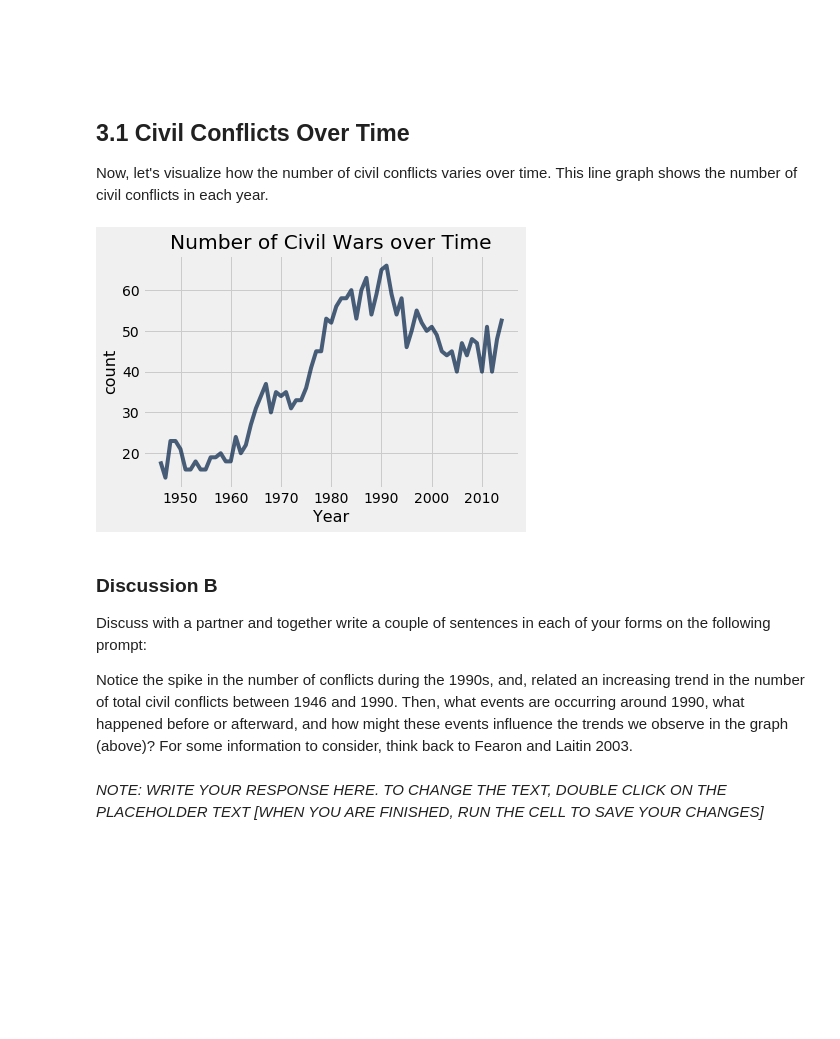
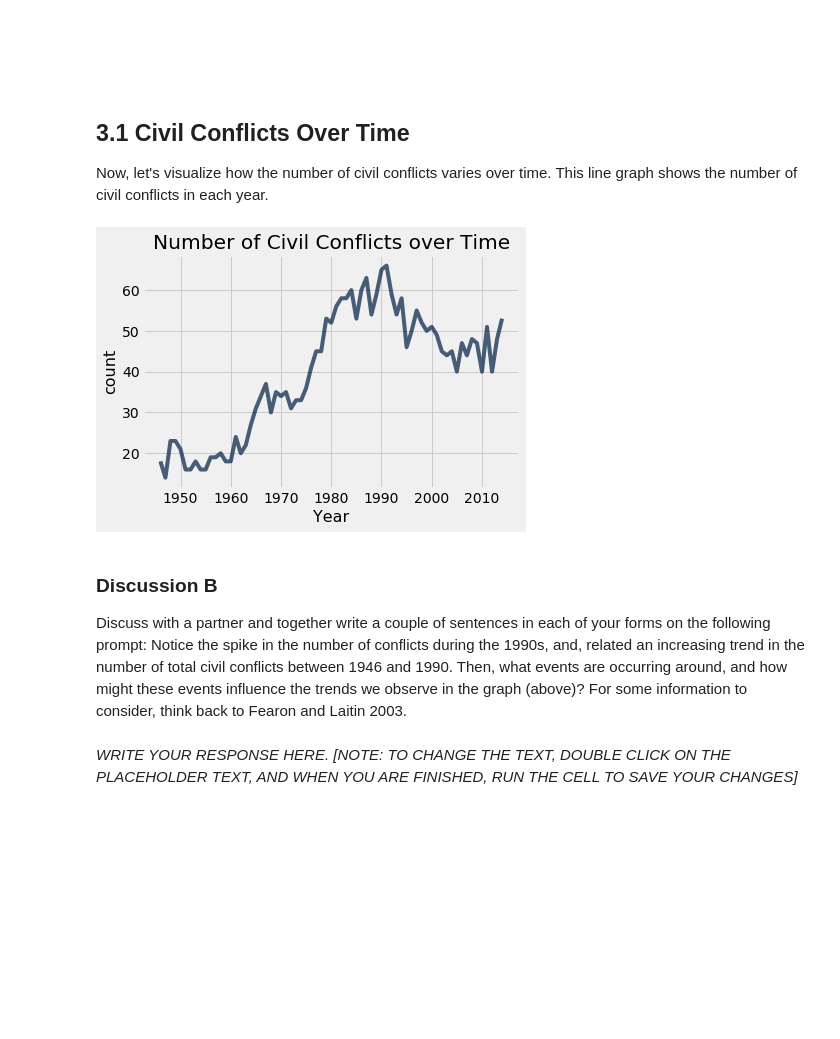
Before and after one commit to ds-modules/POLSCI-5, a Jupyter notebook: Civil Wars/CivilConflicts.ipynb, the cells around one changed output. Drawn from its saved outputs; the diff is of its cells as text; code cells hidden in the pictures.

```diff
--- a/Civil Wars/CivilConflicts.ipynb
+++ b/Civil Wars/CivilConflicts.ipynb
@@ -175,22 +179,20 @@ Now, let's visualize how the number of civil conflicts varies over time. This li
 # %%
 war_years = Table.read_table('cleanedWars.csv') # read in the dataset
 war_years.set_format('Year', formats.FunctionFormatter(lambda x: x)) # fix format of year
 
-civil_trend = war_years.group('Year') # count number of civil wars per year
+civil_trend = war_years.group('Year') # count number of civil conflicts per year
 
 civil_trend.plot('Year') # generate line graph
-plt.title("Number of Civil Wars over Time") # title graph
+plt.title("Number of Civil Conflicts over Time") # title graph
 plt.show()
 # %% [output]
-[figure, old version]
+[figure, new version]
 # %% [markdown]
 ### Discussion B <a id='3a'></a>
 
-Discuss with a partner and together write a couple of sentences in each of your forms on the following prompt:
-
-Notice the spike in the number of conflicts during the 1990s, and, related an increasing trend in the number of total civil conflicts between 1946 and 1990. Then, what events are occurring around 1990, what happened before or afterward, and how might these events influence the trends we observe in the graph (above)? For some information to consider, think back to Fearon and Laitin 2003.
+Discuss with a partner and together write a couple of sentences in each of your forms on the following prompt: Notice the spike in the number of conflicts during the 1990s, and, related an increasing trend in the number of total civil conflicts between 1946 and 1990. Then, what events are occurring around, and how might these events influence the trends we observe in the graph (above)? For some information to consider, think back to Fearon and Laitin 2003.
 # %% [markdown]
-*NOTE: WRITE YOUR RESPONSE HERE. TO CHANGE THE TEXT, DOUBLE CLICK ON THE PLACEHOLDER TEXT [WHEN YOU ARE FINISHED, RUN THE CELL TO SAVE YOUR CHANGES]*
+*WRITE YOUR RESPONSE HERE. [NOTE: TO CHANGE THE TEXT, DOUBLE CLICK ON THE PLACEHOLDER TEXT, AND WHEN YOU ARE FINISHED, RUN THE CELL TO SAVE YOUR CHANGES]*
 # %% [markdown]
 <br><br><br><br><br><br><br>
 ## 3.2 Intensity Level <a id='2b'></a>
```
Also changed, not shown: parts of 44 cells of this notebook, 2 other files.
